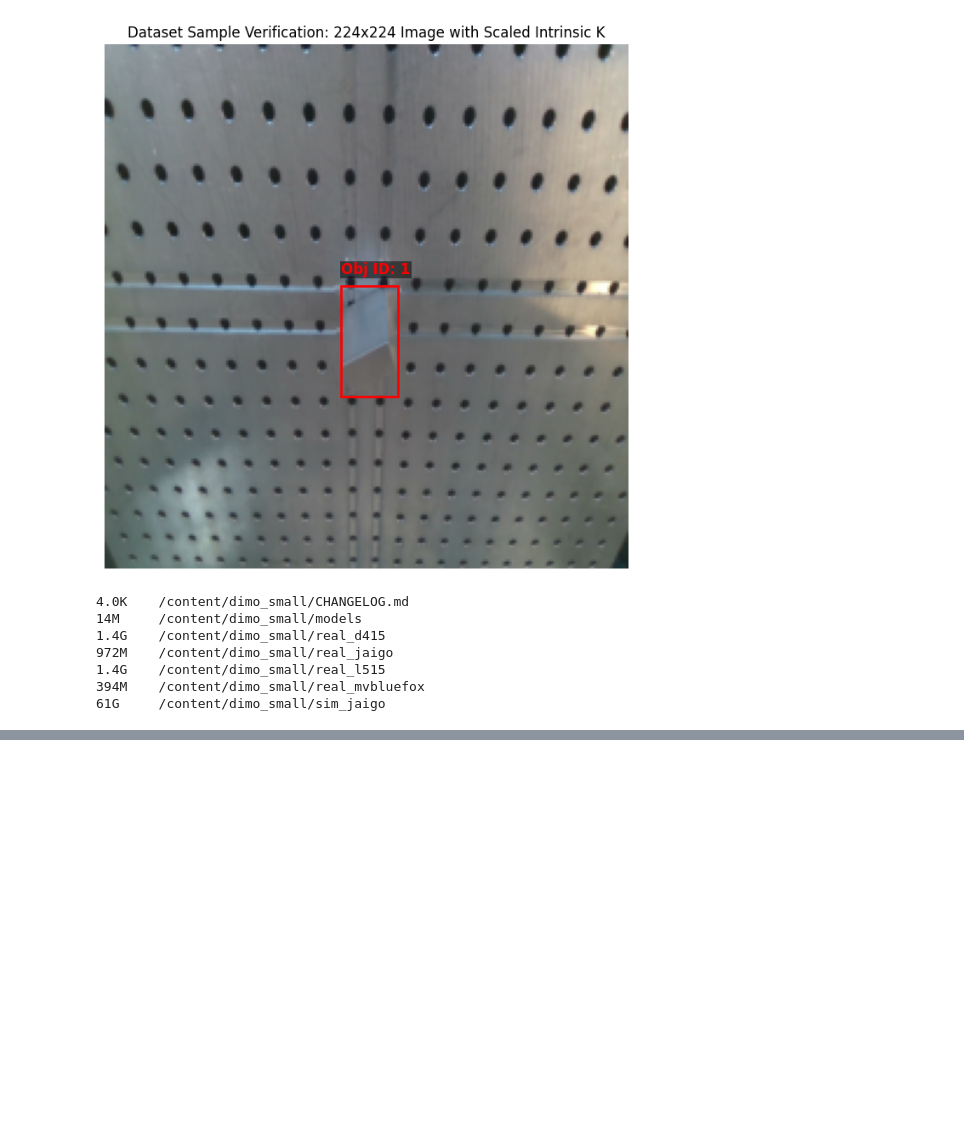
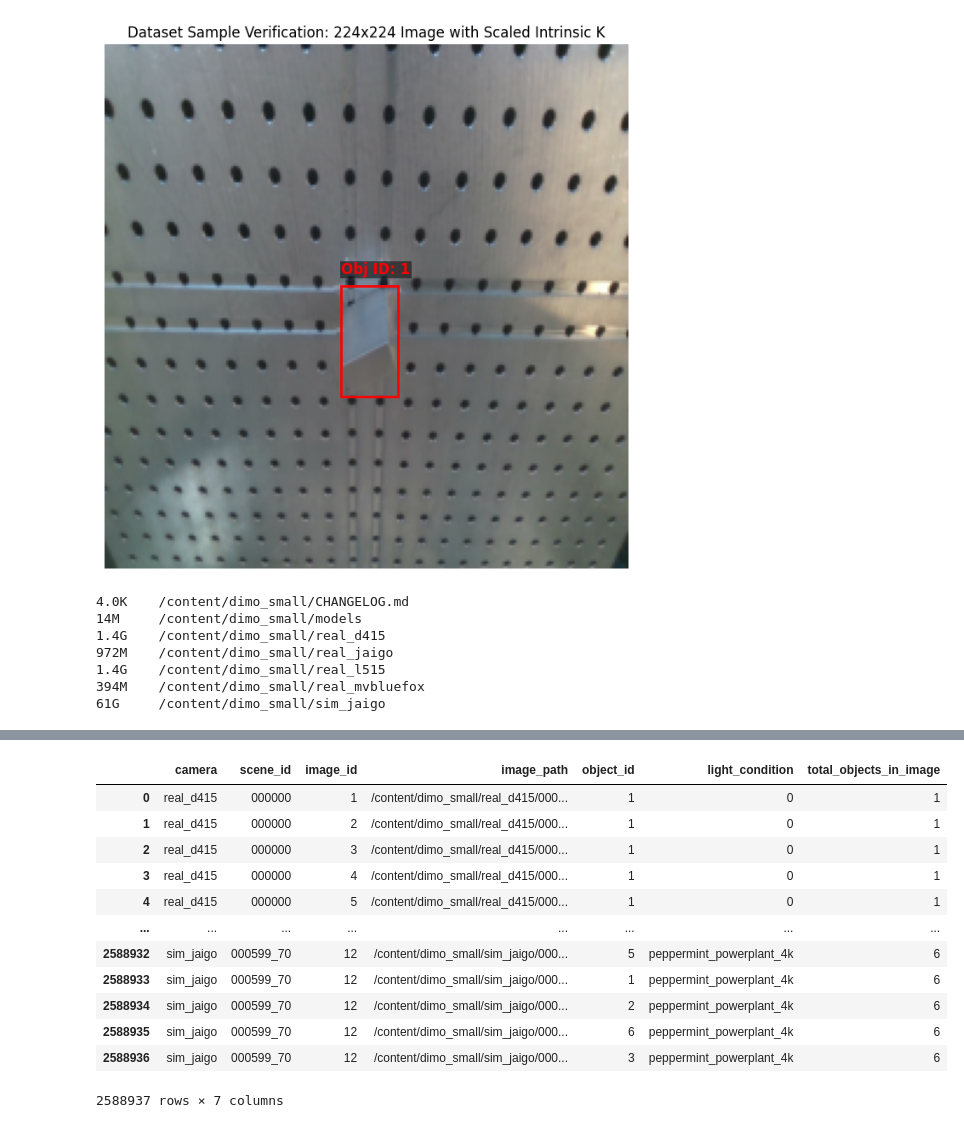
Before and after one commit to Eikthyrnir/uam-cv-sim-to-real-interpretability, a Jupyter notebook: DIMO_sandbox.ipynb, the cells around one changed output, grey strips where cells are left out. Saved outputs shown, nothing was run; the diff lists cells and outputs as text; code cells hidden in the pictures; blank space fills up the shorter version.

```diff
--- a/DIMO_sandbox.ipynb
+++ b/DIMO_sandbox.ipynb
@@ -632,0 +605,16 @@ plt.show()
+# %%
+df_dimo
+# %% [output]
+|  | camera | scene_id | image_id | image_path | object_id | light_condition | total_objects_in_image |
+| 0 | real_d415 | 000000 | 1 | /content/dimo_small/real_d415/000... | 1 | 0 | 1 |
+| 1 | real_d415 | 000000 | 2 | /content/dimo_small/real_d415/000... | 1 | 0 | 1 |
+| 2 | real_d415 | 000000 | 3 | /content/dimo_small/real_d415/000... | 1 | 0 | 1 |
+| 3 | real_d415 | 000000 | 4 | /content/dimo_small/real_d415/000... | 1 | 0 | 1 |
+| 4 | real_d415 | 000000 | 5 | /content/dimo_small/real_d415/000... | 1 | 0 | 1 |
+| ... | ... | ... | ... | ... | ... | ... | ... |
+| 2588932 | sim_jaigo | 000599_70 | 12 | /content/dimo_small/sim_jaigo/000... | 5 | peppermint_powerplant_4k | 6 |
+| 2588933 | sim_jaigo | 000599_70 | 12 | /content/dimo_small/sim_jaigo/000... | 1 | peppermint_powerplant_4k | 6 |
+| 2588934 | sim_jaigo | 000599_70 | 12 | /content/dimo_small/sim_jaigo/000... | 2 | peppermint_powerplant_4k | 6 |
+| 2588935 | sim_jaigo | 000599_70 | 12 | /content/dimo_small/sim_jaigo/000... | 6 | peppermint_powerplant_4k | 6 |
+| 2588936 | sim_jaigo | 000599_70 | 12 | /content/dimo_small/sim_jaigo/000... | 3 | peppermint_powerplant_4k | 6 |
+2588937 rows × 7 columns
```
Also changed, not shown: parts of 22 cells of this notebook.
